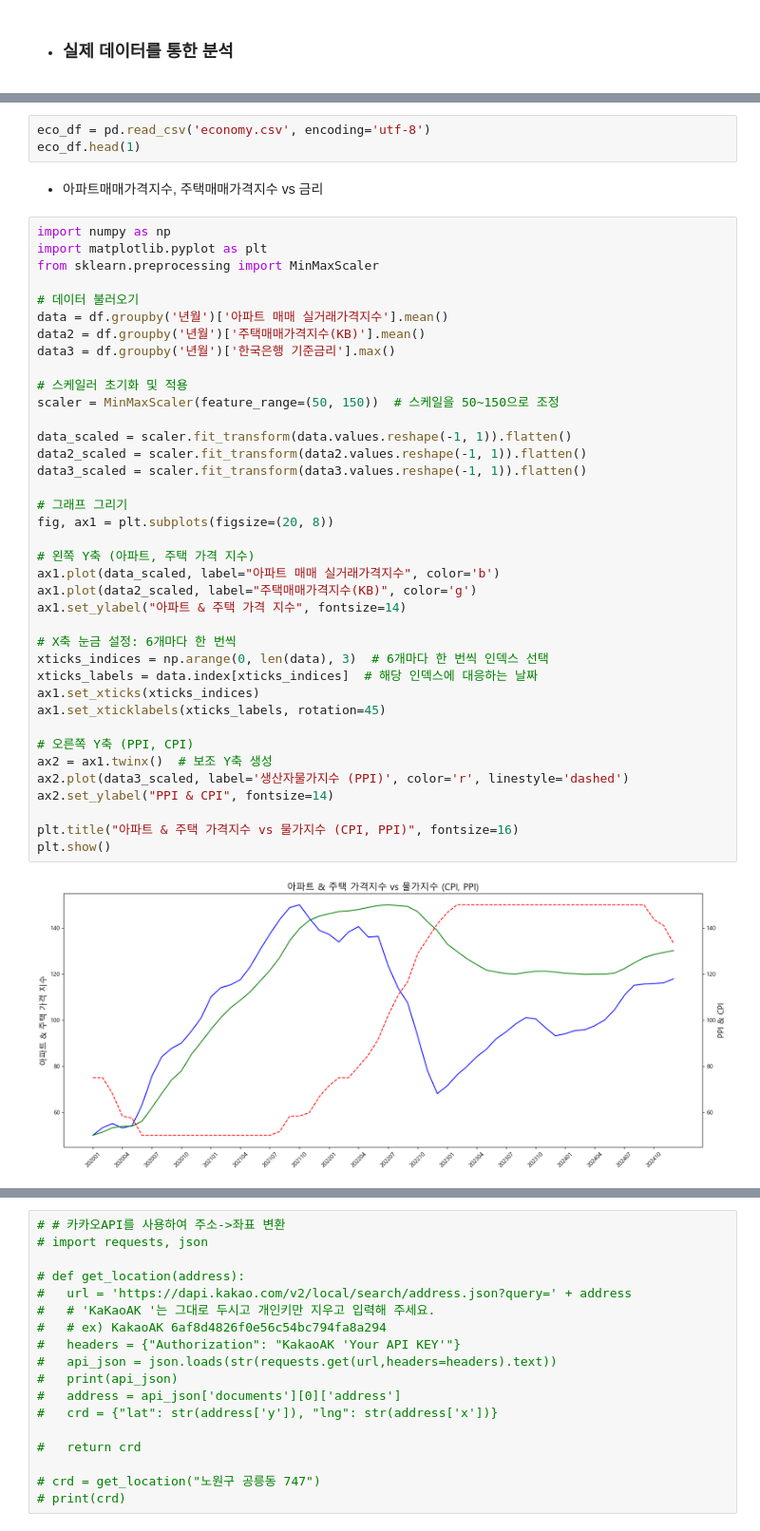
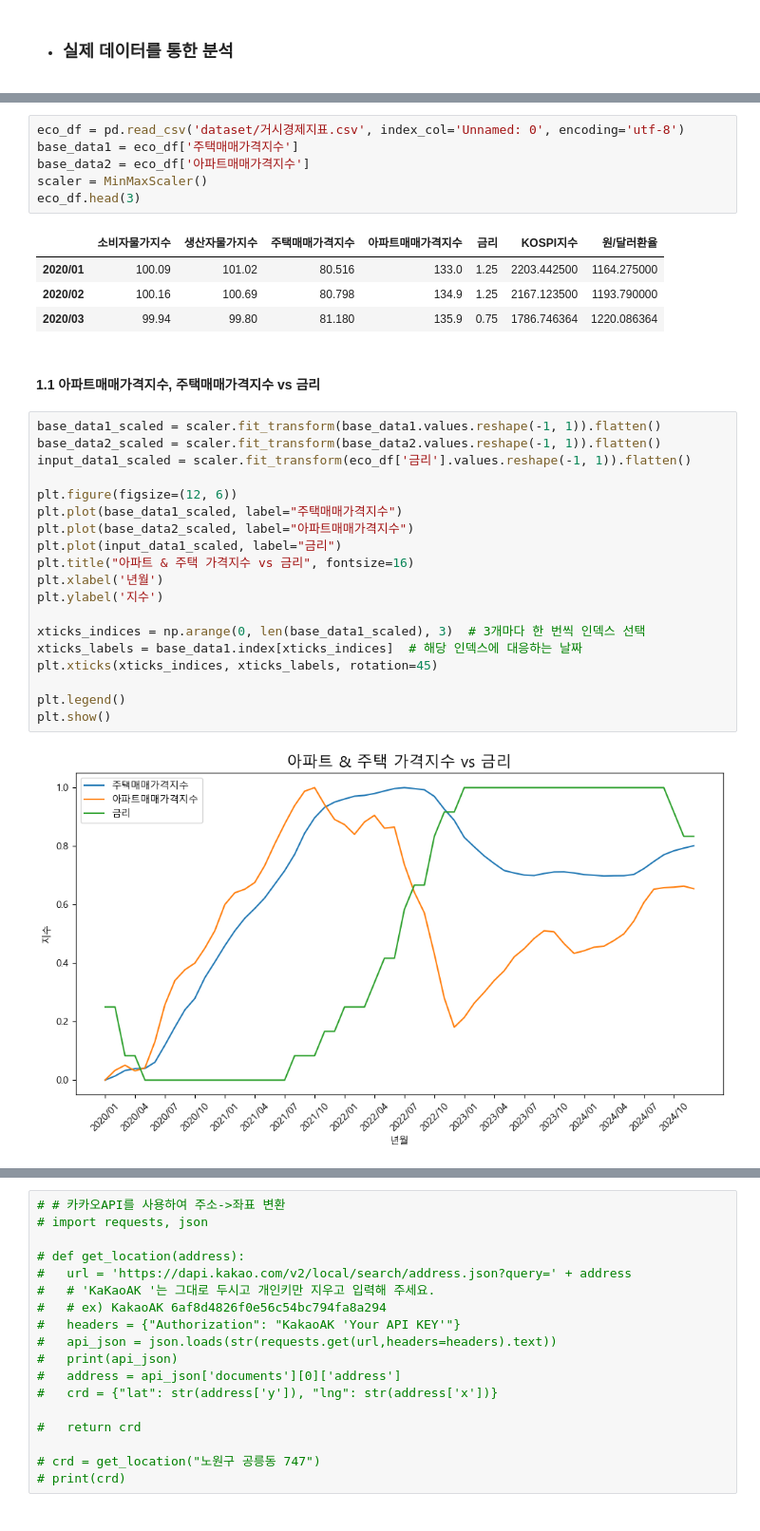
Before and after one commit to GitSkyBlue/Estate, a Jupyter notebook: Estate.ipynb, the cells around one changed output, grey strips where cells are left out. Shown at 95% size. Cells and saved outputs as stored; diff of their text form.

```diff
--- a/Estate.ipynb
+++ b/Estate.ipynb
@@ -47,46 +58,35 @@
 # %%
-eco_df = pd.read_csv('economy.csv', encoding='utf-8')
-eco_df.head(1)
+eco_df = pd.read_csv('dataset/거시경제지표.csv', index_col='Unnamed: 0', encoding='utf-8')
+base_data1 = eco_df['주택매매가격지수']
+base_data2 = eco_df['아파트매매가격지수']
+scaler = MinMaxScaler()
+eco_df.head(3)
+# %% [output]
+|  | 소비자물가지수 | 생산자물가지수 | 주택매매가격지수 | 아파트매매가격지수 | 금리 | KOSPI지수 | 원/달러환율 |
+| 2020/01 | 100.09 | 101.02 | 80.516 | 133.0 | 1.25 | 2203.442500 | 1164.275000 |
+| 2020/02 | 100.16 | 100.69 | 80.798 | 134.9 | 1.25 | 2167.123500 | 1193.790000 |
+| 2020/03 | 99.94 | 99.80 | 81.180 | 135.9 | 0.75 | 1786.746364 | 1220.086364 |
 # %% [markdown]
-- 아파트매매가격지수, 주택매매가격지수 vs 금리
+#### 1.1 아파트매매가격지수, 주택매매가격지수 vs 금리
-# %%
-import numpy as np
-import matplotlib.pyplot as plt
-from sklearn.preprocessing import MinMaxScaler
-
-# 데이터 불러오기
-data = df.groupby('년월')['아파트 매매 실거래가격지수'].mean()
-data2 = df.groupby('년월')['주택매매가격지수(KB)'].mean()
-data3 = df.groupby('년월')['한국은행 기준금리'].max()
-
-# 스케일러 초기화 및 적용
-scaler = MinMaxScaler(feature_range=(50, 150))  # 스케일을 50~150으로 조정
-
-data_scaled = scaler.fit_transform(data.values.reshape(-1, 1)).flatten()
-data2_scaled = scaler.fit_transform(data2.values.reshape(-1, 1)).flatten()
-data3_scaled = scaler.fit_transform(data3.values.reshape(-1, 1)).flatten()
-
-# 그래프 그리기
-fig, ax1 = plt.subplots(figsize=(20, 8))
-
-# 왼쪽 Y축 (아파트, 주택 가격 지수)
-ax1.plot(data_scaled, label="아파트 매매 실거래가격지수", color='b')
-ax1.plot(data2_scaled, label="주택매매가격지수(KB)", color='g')
-ax1.set_ylabel("아파트 & 주택 가격 지수", fontsize=14)
-
-# X축 눈금 설정: 6개마다 한 번씩
-xticks_indices = np.arange(0, len(data), 3)  # 6개마다 한 번씩 인덱스 선택
-xticks_labels = data.index[xticks_indices]  # 해당 인덱스에 대응하는 날짜
-ax1.set_xticks(xticks_indices)
-ax1.set_xticklabels(xticks_labels, rotation=45)
-
-# 오른쪽 Y축 (PPI, CPI)
-ax2 = ax1.twinx()  # 보조 Y축 생성
-ax2.plot(data3_scaled, label='생산자물가지수 (PPI)', color='r', linestyle='dashed')
-ax2.set_ylabel("PPI & CPI", fontsize=14)
-
-plt.title("아파트 & 주택 가격지수 vs 물가지수 (CPI, PPI)", fontsize=16)
-plt.show()
-# %% [output]
-[figure, removed]
+# %%
+base_data1_scaled = scaler.fit_transform(base_data1.values.reshape(-1, 1)).flatten()
+base_data2_scaled = scaler.fit_transform(base_data2.values.reshape(-1, 1)).flatten()
+input_data1_scaled = scaler.fit_transform(eco_df['금리'].values.reshape(-1, 1)).flatten()
+
+plt.figure(figsize=(12, 6))
+plt.plot(base_data1_scaled, label="주택매매가격지수")
+plt.plot(base_data2_scaled, label="아파트매매가격지수")
+plt.plot(input_data1_scaled, label="금리")
+plt.title("아파트 & 주택 가격지수 vs 금리", fontsize=16)
+plt.xlabel('년월')
+plt.ylabel('지수')
+
+xticks_indices = np.arange(0, len(base_data1_scaled), 3)  # 3개마다 한 번씩 인덱스 선택
+xticks_labels = base_data1.index[xticks_indices]  # 해당 인덱스에 대응하는 날짜
+plt.xticks(xticks_indices, xticks_labels, rotation=45)
+
+plt.legend()
+plt.show()
+# %% [output]
+[figure, added]
 # %% [markdown]
```
Also changed, not shown: parts of 27 cells of this notebook.
